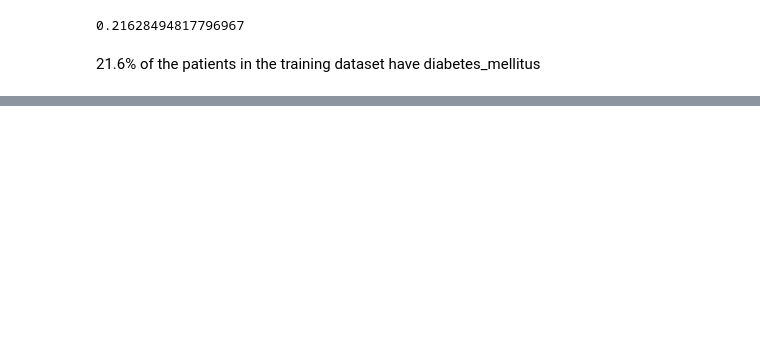
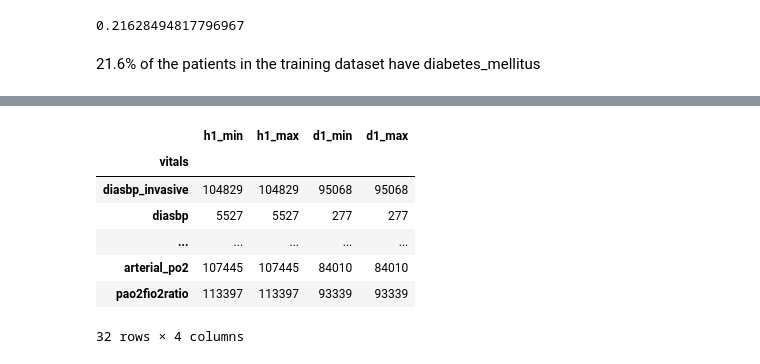
Before and after one commit to rcpiv/WiDS2021, a Jupyter notebook: WiDS 2021.ipynb, the cells around one changed output, grey strips where cells are left out. Saved outputs shown, nothing was run; the diff lists cells and outputs as text; code cells hidden in the pictures; blank space fills up the shorter version.

```diff
--- a/WiDS 2021.ipynb
+++ b/WiDS 2021.ipynb
@@ -11,5 +11,7 @@ pd.set_option('display.max_rows', None)
 # %%
 train = pd.read_csv('TrainingWiDS2021.csv')
+train_df = pd.read_csv('TrainingWiDS2021.csv')
+test_df= pd.read_csv('UnlabeledWiDS2021.csv')
 # %%
 train.shape
 # %% [output]
@@ -92,0 +172,33 @@ dtype: float64
+# %%
+vitals = [((v.split("d1_")[1]).split("_min")[0]) for v in train_df.columns[train_df.columns.str.startswith('d1') & train_df.columns.str.endswith('min')]]
+
+vitals_cols = []
+vitals_cols_h1_min = []
+vitals_cols_h1_max = []
+vitals_cols_d1_min = []
+vitals_cols_d1_max = []
+
+for v in vitals:
+    vitals_cols.append(v)
+    vitals_cols_h1_min.append(f"h1_{v}_min")
+    vitals_cols_h1_max.append(f"h1_{v}_max")
+    vitals_cols_d1_min.append(f"d1_{v}_min")
+    vitals_cols_d1_max.append(f"d1_{v}_max")
+
+temp = pd.DataFrame({'vitals' : vitals_cols,
+                    'h1_min' : train_df[vitals_cols_h1_min].isna().sum(axis=0).values,
+                     'h1_max' : train_df[vitals_cols_h1_max].isna().sum(axis=0).values,
+                     'd1_min' : train_df[vitals_cols_d1_min].isna().sum(axis=0).values,
+                     'd1_max' : train_df[vitals_cols_d1_max].isna().sum(axis=0).values,
+                    }).set_index('vitals')
+
+temp
+# %% [output]
+|  | h1_min | h1_max | d1_min | d1_max |
+| vitals |  |  |  |  |
+| diasbp_invasive | 104829 | 104829 | 95068 | 95068 |
+| diasbp | 5527 | 5527 | 277 | 277 |
+| ... | ... | ... | ... | ... |
+| arterial_po2 | 107445 | 107445 | 84010 | 84010 |
+| pao2fio2ratio | 113397 | 113397 | 93339 | 93339 |
+32 rows × 4 columns
```
Also changed, not shown: parts of 14 cells of this notebook.
